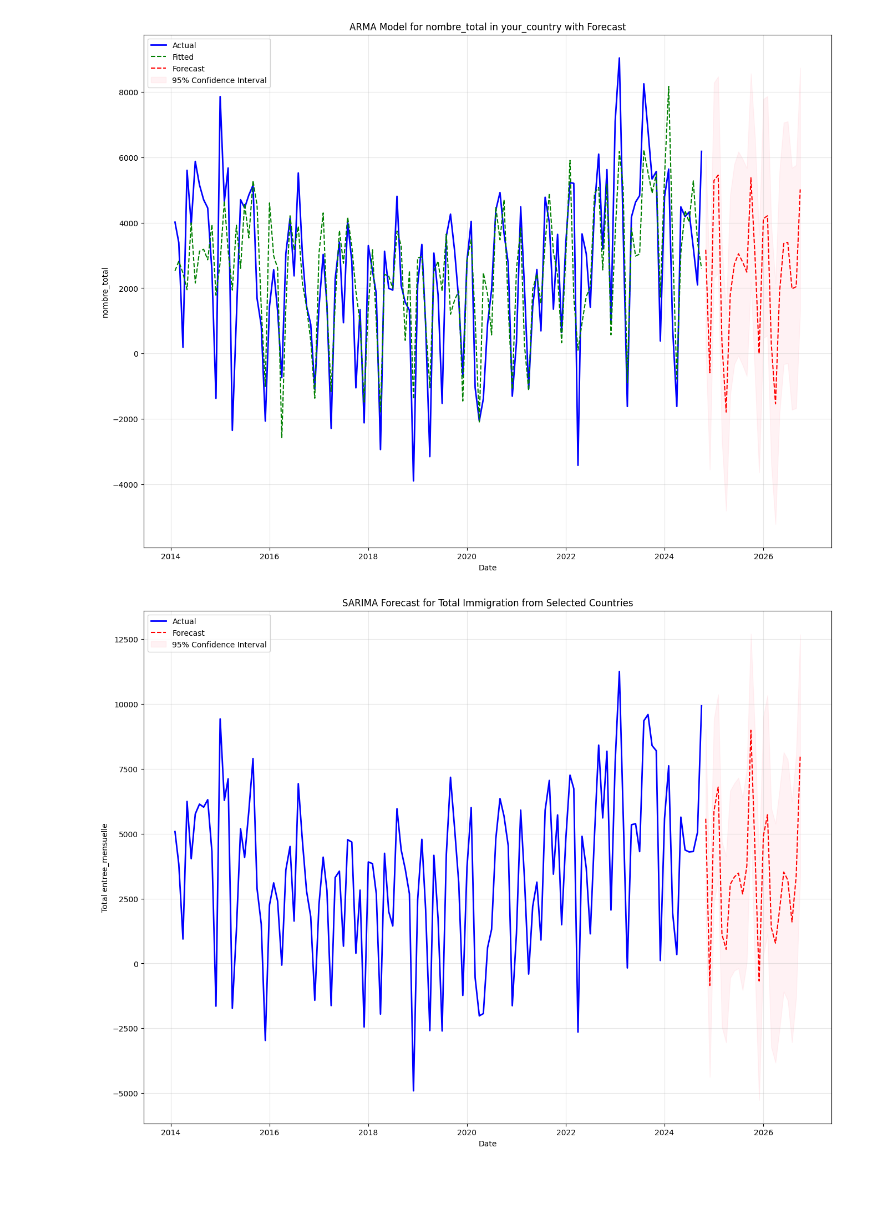
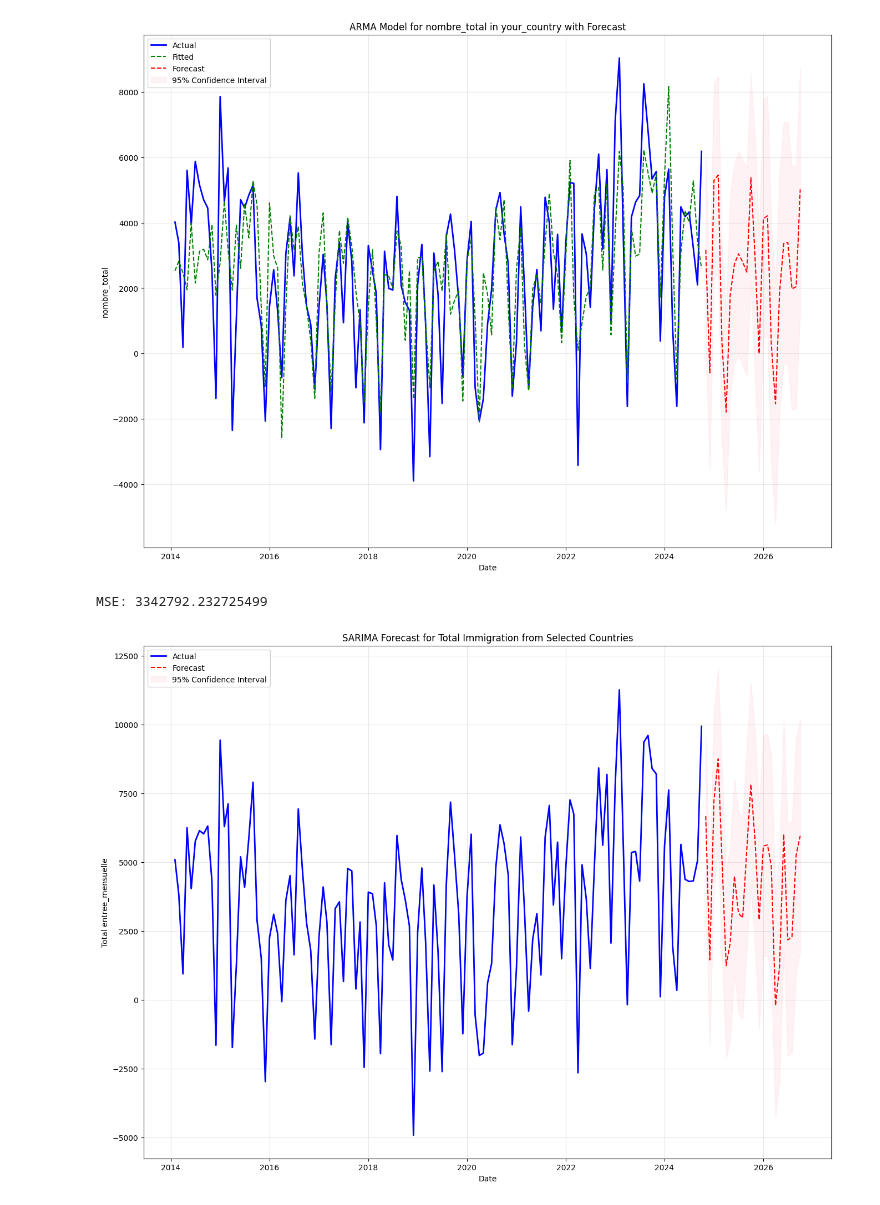
Before and after one commit to SuperMegaFort/TSM-AnSeqDa, a Jupyter notebook: ARMA.ipynb, the cells around one changed output. Drawn from its saved outputs; the diff is of its cells as text; code cells hidden in the pictures.

```diff
--- a/ARMA.ipynb
+++ b/ARMA.ipynb
@@ -92,6 +103,8 @@ plt.show()
 import pandas as pd
 from statsmodels.tsa.arima.model import ARIMA
 import matplotlib.pyplot as plt
+import numpy as np
+
 
 # Load your dataset
 df = pd.read_csv("dataset_reformate2.csv")
@@ -113,32 +126,37 @@ df_sum = df_sum.set_index('date')
 # Select the relevant column for SARIMA modeling
 data = df_sum['entree_mensuelle']
 
 # Fit the SARIMA model (you'll need to determine the appropriate p, d, q, P, D, Q, s values)
 # Example: SARIMA(p=1, d=1, q=1, P=1, D=1, Q=1, s=12)
-model = ARIMA(data, order=(23, 0, 1),)
+model = ARIMA(data, order=(23, 0, 20),)
 model_fit = model.fit()
 
 # Forecast future values
 forecast_steps = 24  # Forecast for the next 24 months
 forecast = model_fit.get_forecast(steps=forecast_steps)
 forecast_ci = forecast.conf_int()
+
+# Calculate MSE using fitted values
+mse = np.mean((data - model_fit.fittedvalues)**2)
+print(f"MSE: {mse}")
 
 # Plot the data, predictions, and forecast
 plt.figure(figsize=(16, 12))
 plt.plot(data.index, data, label='Actual', color='blue', linewidth=2)
 plt.plot(forecast.predicted_mean.index, forecast.predicted_mean, label='Forecast', color='red', linestyle='--')
 plt.fill_between(forecast_ci.index,
                  forecast_ci.iloc[:, 0],
                  forecast_ci.iloc[:, 1],
                  color='pink',
                  alpha=.2,
                  label='95% Confidence Interval')
 
 plt.title(f'SARIMA Forecast for Total Immigration from Selected Countries')
 plt.xlabel('Date')
 plt.ylabel('Total entree_mensuelle')
 plt.legend()
 plt.grid(alpha=0.3)
 plt.show()
 # %% [output]
+MSE: 3342792.232725499
-[figure, old version]
+[figure, new version]
```
Also changed, not shown: parts of 1 cell of this notebook, 3 other files.
